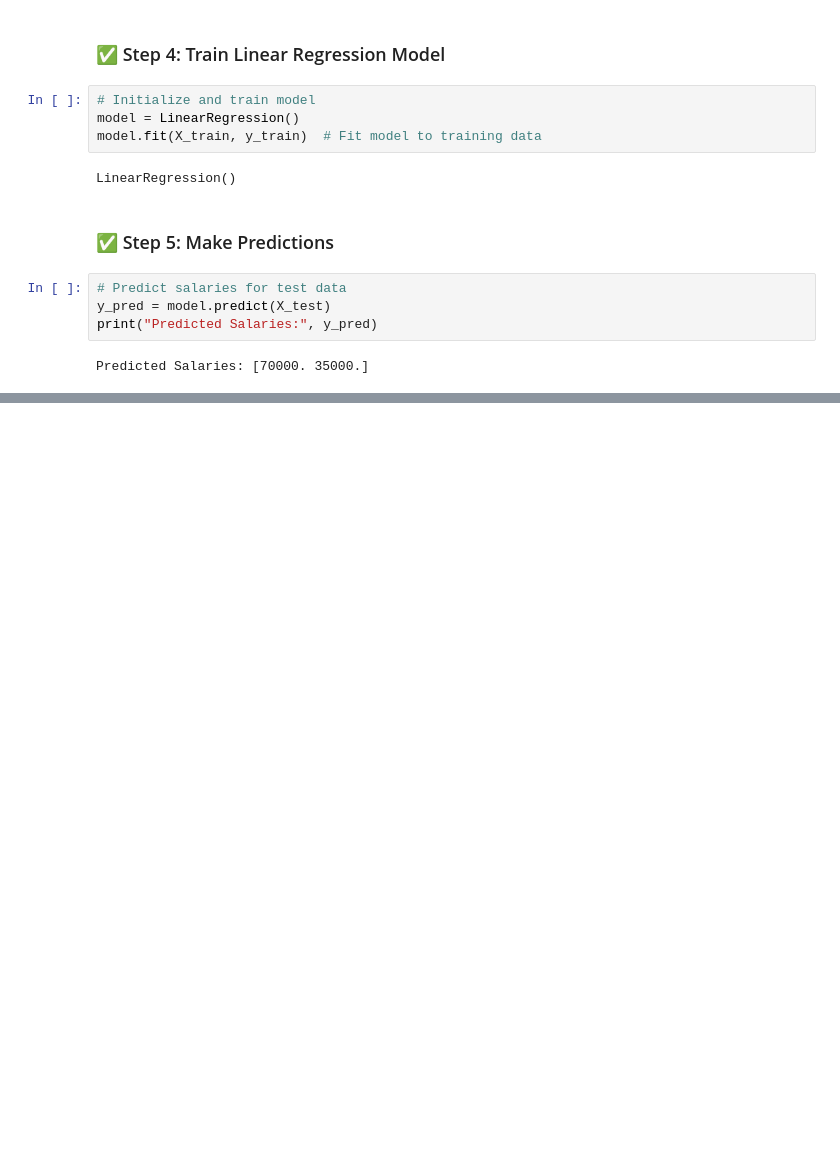
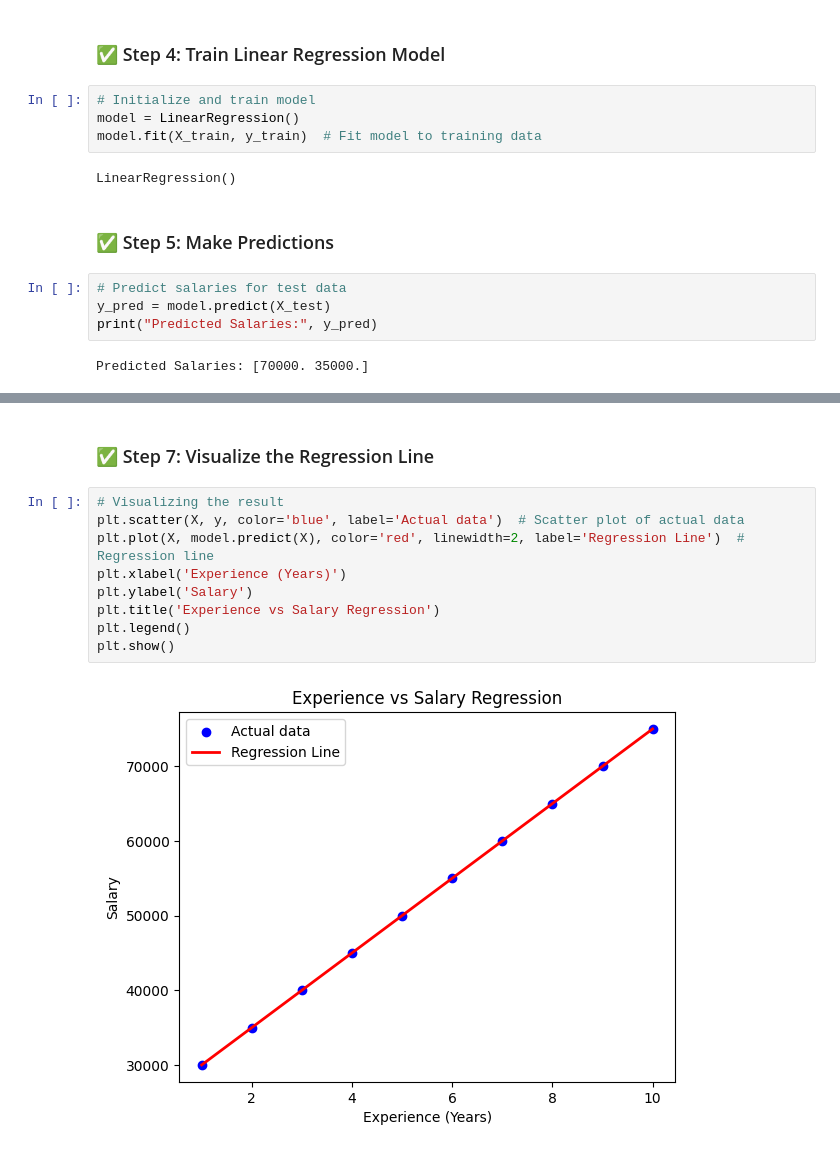
Before and after one commit to selvaneyas/python-learning, a Jupyter notebook: 30 Day of ML/day10_Simple Linear Regression Model.ipynb, the cells around one changed output, grey strips where cells are left out. Cells and saved outputs as stored; diff of their text form; blank space fills up the shorter version.

```diff
--- a/30 Day of ML/day10_Simple Linear Regression Model.ipynb
+++ b/30 Day of ML/day10_Simple Linear Regression Model.ipynb
@@ -112,0 +125,13 @@ Predicted Salaries: [70000. 35000.]
+# %% [markdown]
+### ✅ Step 7: Visualize the Regression Line
+# %%
+# Visualizing the result
+plt.scatter(X, y, color='blue', label='Actual data')  # Scatter plot of actual data
+plt.plot(X, model.predict(X), color='red', linewidth=2, label='Regression Line')  # Regression line
+plt.xlabel('Experience (Years)')
+plt.ylabel('Salary')
+plt.title('Experience vs Salary Regression')
+plt.legend()
+plt.show()
+# %% [output]
+[figure, added]
```
Also changed, not shown: parts of 2 cells of this notebook.
